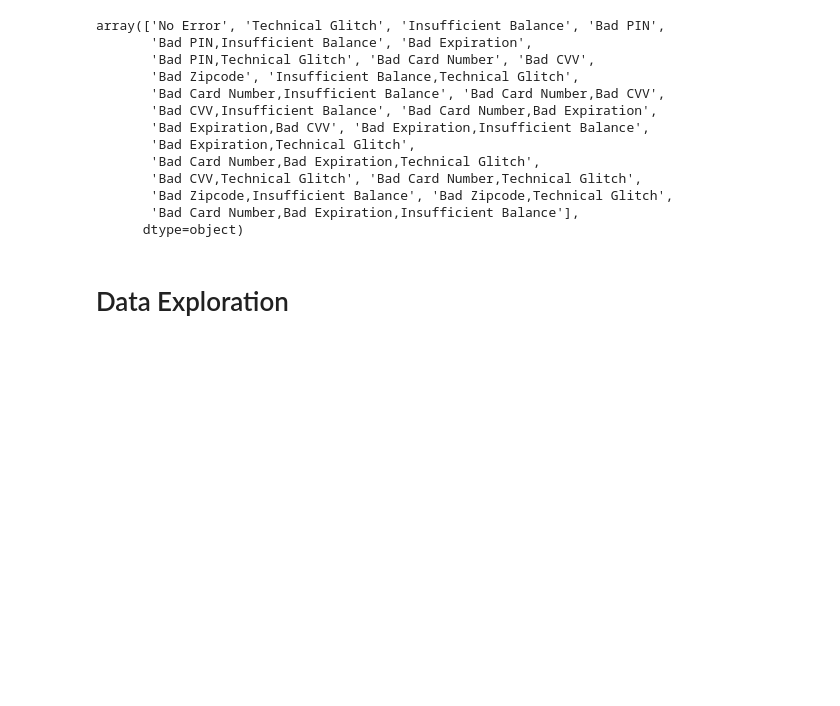
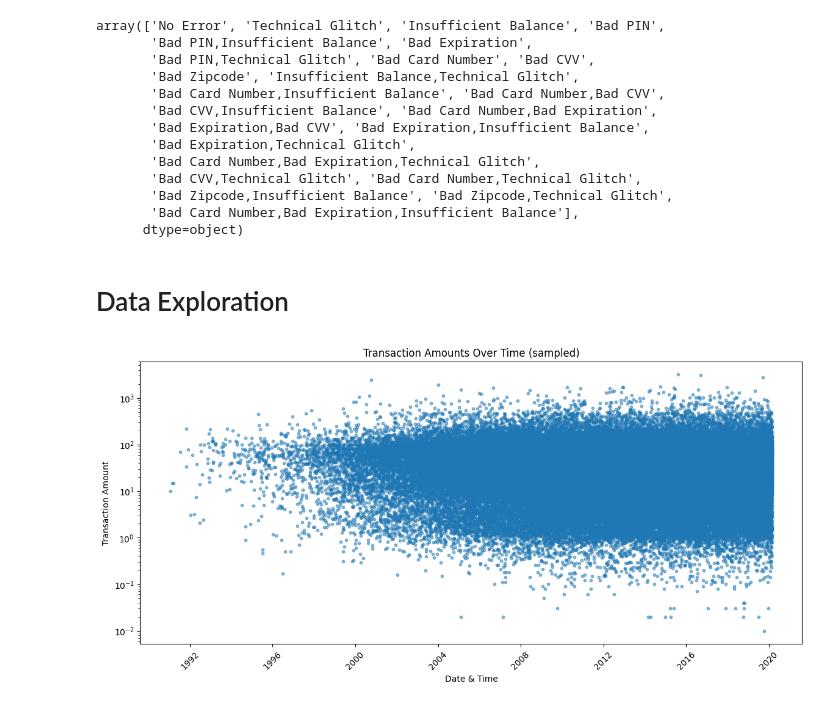
Before and after one commit to Rodney864/Datamining, a Jupyter notebook: FinancialData.ipynb/FinancialData.ipynb, the cells around one changed output. Saved outputs shown, nothing was run; the diff lists cells and outputs as text; code cells hidden in the pictures; blank space fills up the shorter version.

```diff
--- a/FinancialData.ipynb/FinancialData.ipynb
+++ b/FinancialData.ipynb/FinancialData.ipynb
@@ -188,13 +188,42 @@ array(['No Error', 'Technical Glitch', 'Insufficient Balance', 'Bad PIN',
        'Bad Zipcode,Insufficient Balance', 'Bad Zipcode,Technical Glitch',
        'Bad Card Number,Bad Expiration,Insufficient Balance'],
       dtype=object)
+# %%
+# Clean and Transform 'Amount' column
+transactions_df['Amount'] = transactions_df['Amount'].replace('[\$,]', '', regex=True).astype(float)
+transactions_df['Amount'] = pd.to_numeric(transactions_df['Amount'], errors='coerce')
+
+# Drop any remaining NaN values in 'Amount' column
+transactions_df = transactions_df.dropna(subset=['Amount'])
+# %%
+# Combine date and time into a datetime column
+transactions_df['DateTime'] = pd.to_datetime(
+    transactions_df['Year'].astype(str) + '-' +
+    transactions_df['Month'].astype(str) + '-' +
+    transactions_df['Day'].astype(str) + ' ' +
+    transactions_df['Time'],
+    errors='coerce'
+)
+
+# Drop rows with invalid datetime
+transactions_df = transactions_df.dropna(subset=['DateTime'])
 # %% [markdown]
 # Data Exploration
 # %%
 # Check for outliers in 'Amount' column
 import matplotlib.pyplot as plt
 
-sample_df = transactions_df['Amount'].sample(100000, random_state=42)
-plt.boxplot(sample_df)
-plt.title('Box plot of Transaction Amounts (sampled)')
+# Sample 100,000 points
+sample_df = transactions_df.sample(100000, random_state=42)
+
+# Scatter plot
+plt.figure(figsize=(14, 6))
+plt.scatter(sample_df['DateTime'], sample_df['Amount'], alpha=0.5, s=10)
+plt.yscale('log')  # optional, makes skewed data easier to see
+plt.xlabel('Date & Time')
+plt.ylabel('Transaction Amount')
+plt.title('Transaction Amounts Over Time (sampled)')
+plt.xticks(rotation=45)
 plt.show()
+# %% [output]
+[figure, added]
```
